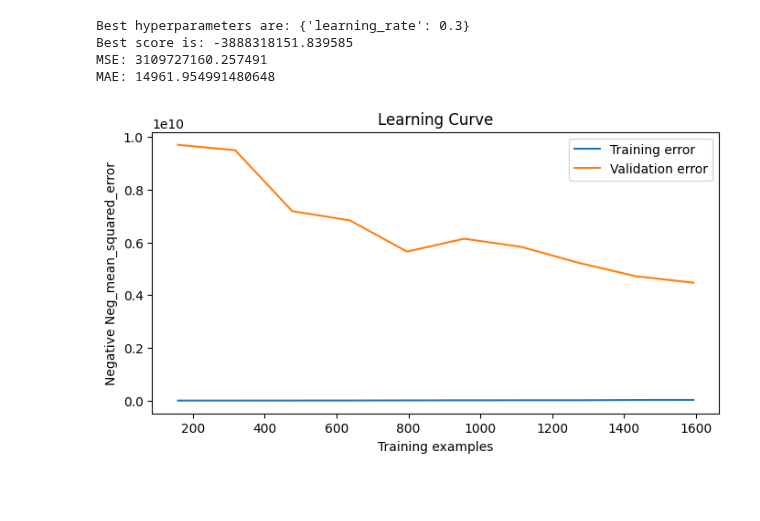
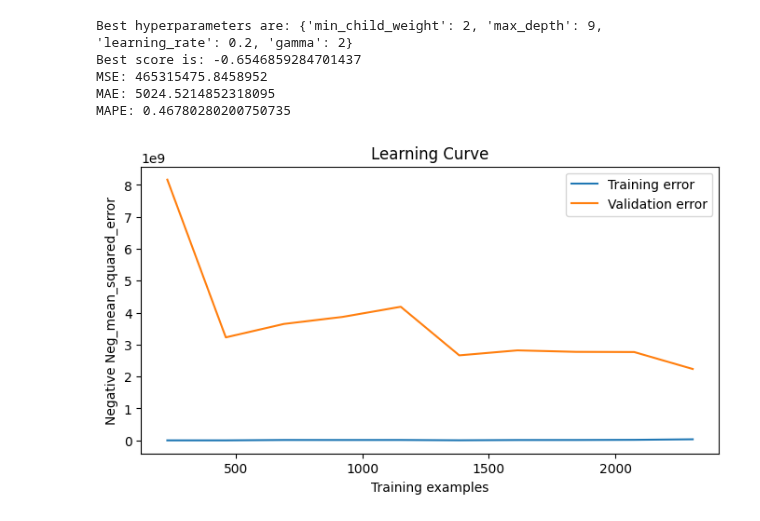
Before and after one commit to cryptogazzetta/Arte, a Jupyter notebook: analysis/catalogo_hyperparameter_tuning.ipynb, the cells around one changed output. Drawn from its saved outputs; the diff is of its cells as text; code cells hidden in the pictures; blank space fills up the shorter version.

```diff
--- a/analysis/catalogo_hyperparameter_tuning.ipynb
+++ b/analysis/catalogo_hyperparameter_tuning.ipynb
@@ -129,0 +126,8 @@ lots = lots[lots['Artist'].isin(catalogo_artists)]
+# %%
+## SELECT ARTISTS
+
+artists = lots['Artist'].value_counts()
+artists = artists[artists > 500]
+print(artists)
+artists = artists.index
+lots = lots[lots['Artist'].isin(artists)]
@@ -133,8 +156,8 @@ lots = lots[lots['Artist'].isin(catalogo_artists)]
 # for each medium_type, remove outliers: lots with price / area > 0.9 percentile
 for medium_type in lots['Medium_type'].unique():
     medium_type_lots = lots[lots['Medium_type'] == medium_type]
-    medium_type_lots = medium_type_lots[medium_type_lots['Price (BRL/cm²)'] < medium_type_lots['Price (BRL/cm²)'].quantile(0.9)]
-    medium_type_lots = medium_type_lots[medium_type_lots['Price (BRL/cm²)'] > medium_type_lots['Price (BRL/cm²)'].quantile(0.1)]
+    medium_type_lots = medium_type_lots[medium_type_lots['Price (BRL/cm²)'] < medium_type_lots['Price (BRL/cm²)'].quantile(0.8)]
+    medium_type_lots = medium_type_lots[medium_type_lots['Price (BRL/cm²)'] > medium_type_lots['Price (BRL/cm²)'].quantile(0.2)]
     print(medium_type, len(medium_type_lots))
     lots = pd.concat([lots[lots['Medium_type'] != medium_type], medium_type_lots])
 # %% [output]
@@ -146,8 +171,8 @@ pintura 4744
 # lots = lots[lots['Medium_type'] == 'pintura']
 # %%
 ## GET DF TO MODEL
+lots = lots[['Artist', 'Width (cm)', 'Height (cm)', 'Year of sale', 'Price (BRL)', 'Medium_type']]
 X_train, X_test, y_train, y_test = models_utils.get_df_to_model(lots)
 
 feature_names = X_train.columns
-tscv = TimeSeriesSplit(n_splits=3)
 # %% [output]
@@ -157,10 +182,10 @@ model features: 19
 # Random Forest
 rf = RandomForestRegressor()
 rf_params = {
-    'max_depth': np.arange(10, 510, step=50),
-    'n_estimators': np.arange(60, 80, step=5),
-    'min_samples_leaf': np.arange(1, 3, step=1),
-    'min_samples_split': np.arange(1, 3, step=1)
+    'n_estimators': np.arange(10, 110, step=20),
+     'max_depth': np.arange(2, 10, step=1),
+     'min_samples_split': np.arange(2, 10, step=1),
+     'min_samples_leaf': np.arange(2, 10, step=1),
 }
 
 rf_model, rf_train_sizes, rf_train_scores, rf_test_scores = perform_search(rf, rf_params, X_train, y_train, X_test, y_test, search_type='random')
@@ -211,17 +249,21 @@ MAE: 12614.864011150174
 # %%
 # XGBoost
 xgb = XGBRegressor()
 xgb_params = {
-    'learning_rate': [0.2, 0.3, 0.4, 0.5]
+    'learning_rate': [0.2, 0.3, 0.4, 0.5],
+    'max_depth': np.arange(2, 10, step=1),
+    'min_child_weight': np.arange(2, 10, step=1),
+    'gamma': np.arange(0, 10, step=1),
 }
 
 xgb_model, xgb_train_sizes, xgb_train_scores, xgb_test_scores = perform_search(xgb, xgb_params, X_train, y_train, X_test, y_test)
 xgb_feature_importances = xgb_model.feature_importances_
 
 plot_learning_curve(xgb_model, X_train, y_train, cv=tscv)
 # %% [output]
-Best hyperparameters are: {'learning_rate': 0.3}
-Best score is: -3888318151.839585
-MSE: 3109727160.257491
-MAE: 14961.954991480648
+Best hyperparameters are: {'min_child_weight': 2, 'max_depth': 9, 'learning_rate': 0.2, 'gamma': 2}
+Best score is: -0.6546859284701437
+MSE: 465315475.8458952
+MAE: 5024.5214852318095
+MAPE: 0.46780280200750735
-[figure, old version]
+[figure, new version]
```
Also changed, not shown: parts of 15 cells of this notebook, 7 other files.
